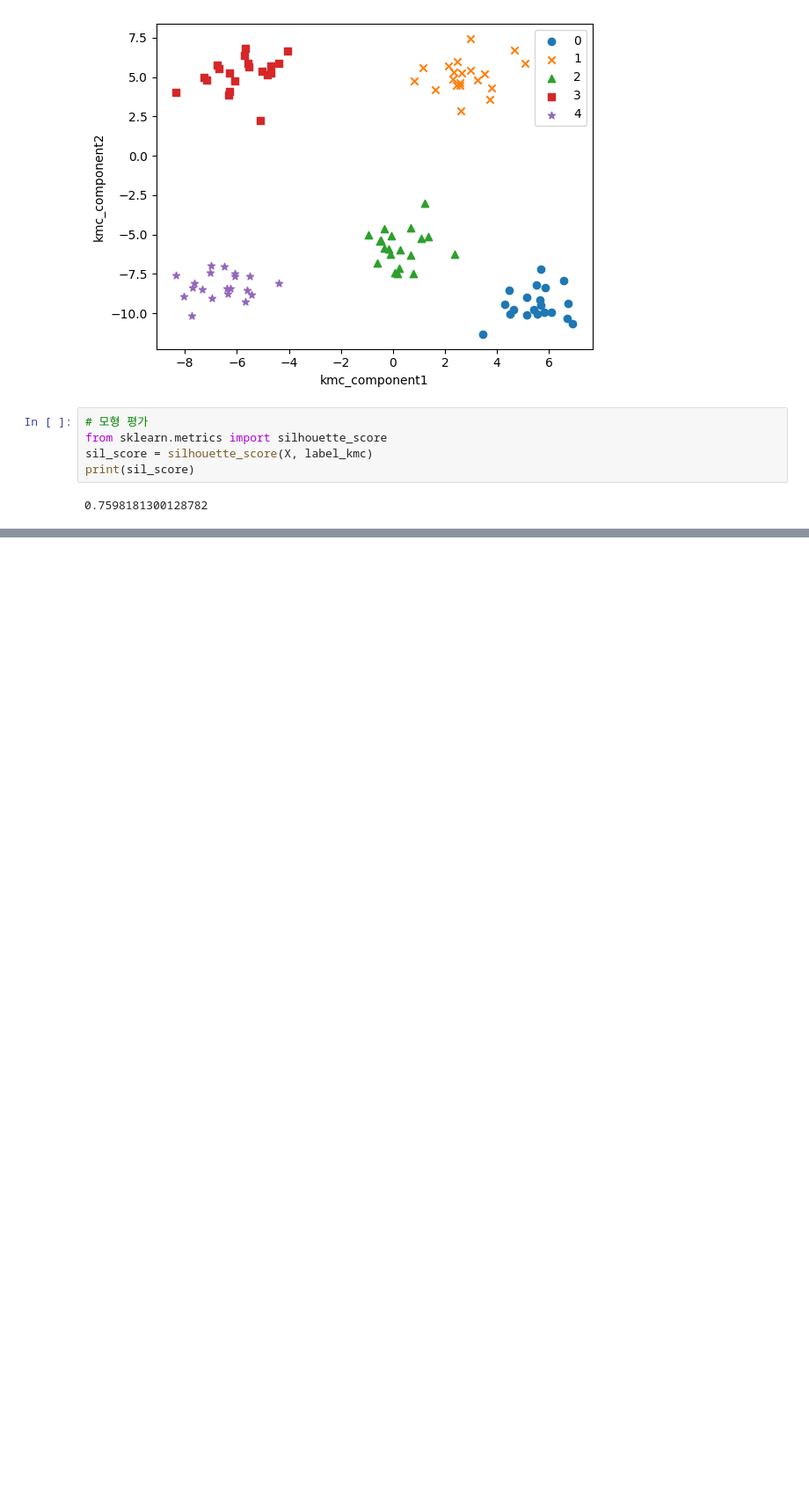
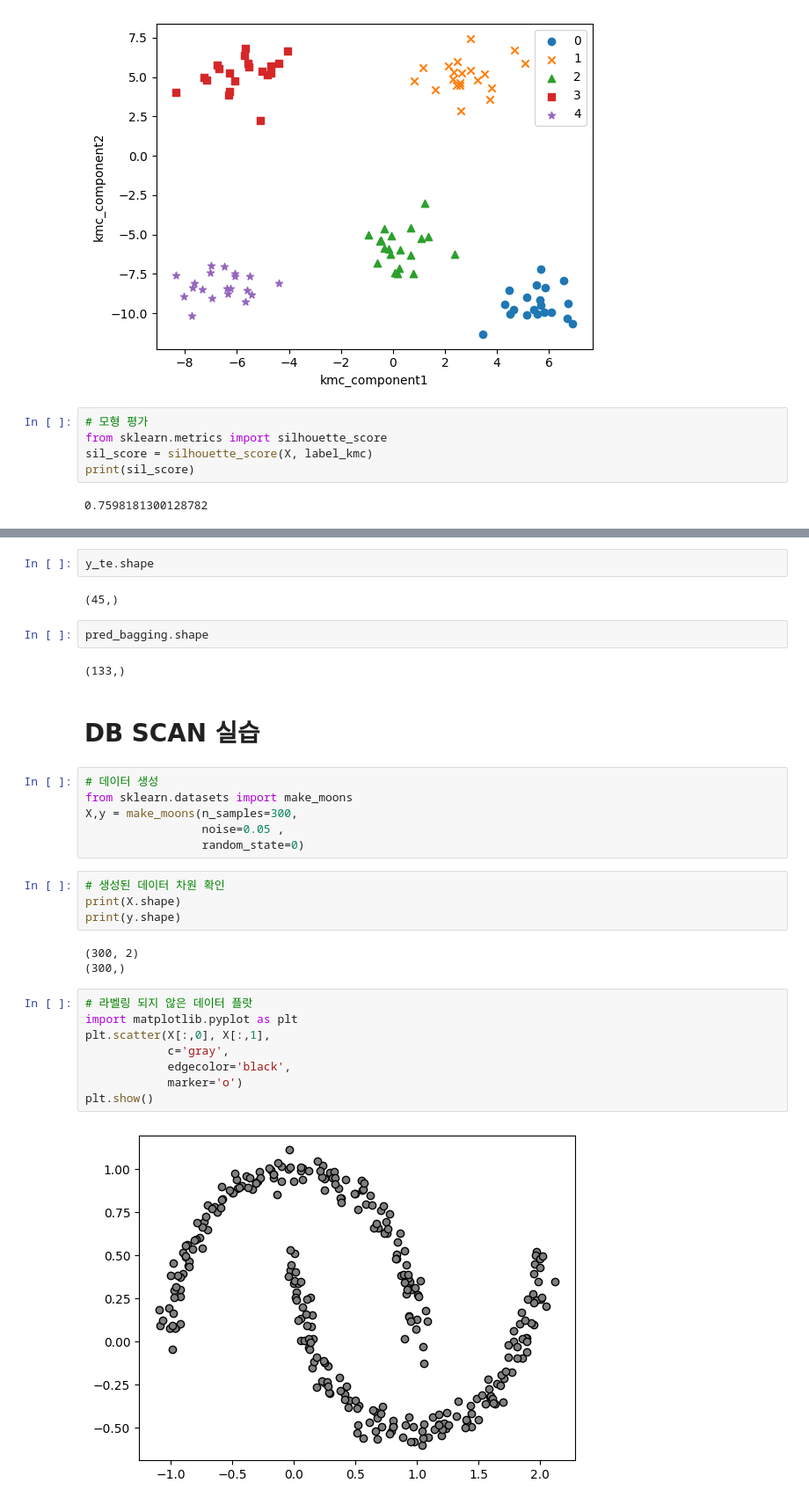
Before and after one commit to seoinhyeok96/python_data_class, a Jupyter notebook: 머신 러닝/머신러닝 3일차.ipynb, the cells around one changed output, grey strips where cells are left out. Shown at 88% size. Cells and saved outputs as stored; diff of their text form; blank space fills up the shorter version.

```diff
--- a/머신 러닝/머신러닝 3일차.ipynb
+++ b/머신 러닝/머신러닝 3일차.ipynb
@@ -771,0 +1019,33 @@ print(sil_score)
+# %%
+y_te.shape
+# %% [output]
+(45,)
+# %%
+pred_bagging.shape
+# %% [output]
+(133,)
+# %% [markdown]
+# DB SCAN 실습
+# %%
+# 데이터 생성
+from sklearn.datasets import make_moons
+X,y = make_moons(n_samples=300,
+                 noise=0.05 ,
+                 random_state=0)
+# %%
+# 생성된 데이터 차원 확인
+print(X.shape)
+print(y.shape)
+# %% [output]
+(300, 2)
+(300,)
+# %%
+# 라벨링 되지 않은 데이터 플랏
+import matplotlib.pyplot as plt
+plt.scatter(X[:,0], X[:,1],
+            c='gray',
+            edgecolor='black',
+            marker='o')
+plt.show()
+# %% [output]
+[figure, added]
```
Also changed, not shown: parts of 39 cells of this notebook.
